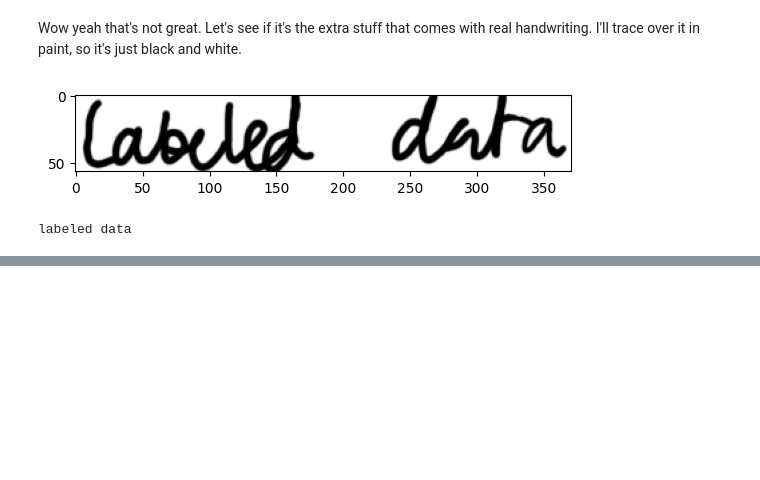
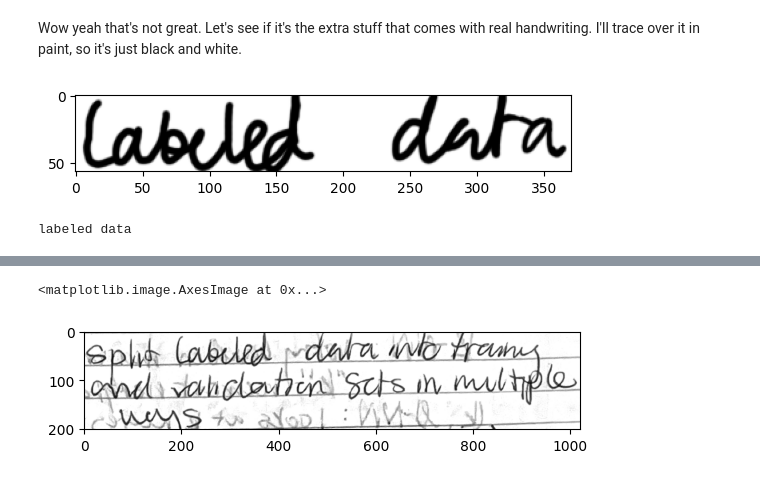
Before and after one commit to gjburke/note-transfer, a Jupyter notebook: development/text_detection.ipynb, the cells around one changed output, grey strips where cells are left out. Cells and saved outputs as stored; diff of their text form; code cells hidden in the pictures; blank space fills up the shorter version.

```diff
--- a/development/text_detection.ipynb
+++ b/development/text_detection.ipynb
@@ -79,0 +106,12 @@ Okay that's good to see. SEe I'll definitely need to look into standardizing the
+# %%
+# Enhance contrast (CLAHE)
+def enchance_contrast(image):
+    clahe = cv2.createCLAHE(clipLimit=2.0, tileGridSize=(8, 8))
+    enhanced = clahe.apply(image)
+    return enhanced
+
+enhanced = enchance_contrast(gray)
+plt.imshow(enhanced, cmap='gray')
+# %% [output]
+<matplotlib.image.AxesImage at 0x...>
+[figure, added]
```
Also changed, not shown: parts of 28 cells of this notebook.
